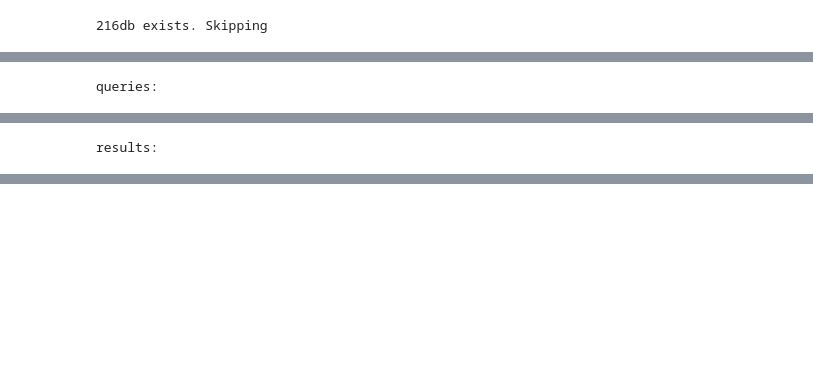
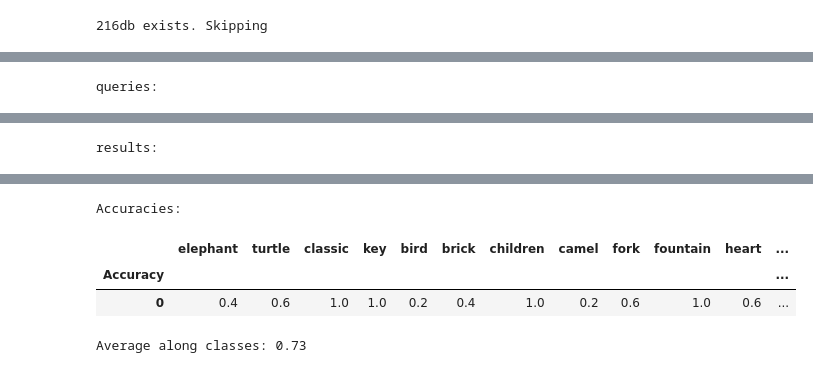
Before and after one commit to pedro-sidra/cbir, a Jupyter notebook: src/descriptors.ipynb, the cells around one changed output, grey strips where cells are left out. Drawn from its saved outputs; the diff is of its cells as text; code cells hidden in the pictures; blank space fills up the shorter version.

```diff
--- a/src/descriptors.ipynb
+++ b/src/descriptors.ipynb
@@ -61,8 +83,14 @@ results:
 # %%
-queries, results = test_queries(hu_moments_log, l1Dist)
+queries, results = test_queries(hu_moments_log, l1Dist, top_n=5)
 show_query_results(queries, results)
+show_query_accuracy(queries, results)
 # %% [output]
 queries:
 [interactive output not drawn]
 results:
 [interactive output not drawn]
+Accuracies:
+|  | elephant | turtle | classic | key | bird | brick | children | camel | fork | fountain | heart | ... |
+| Accuracy |  |  |  |  |  |  |  |  |  |  |  | ... |
+| 0 | 0.4 | 0.6 | 1.0 | 1.0 | 0.2 | 0.4 | 1.0 | 0.2 | 0.6 | 1.0 | 0.6 | ... |
+Average along classes: 0.73
```
Also changed, not shown: parts of 4 cells of this notebook, 1 other file.
